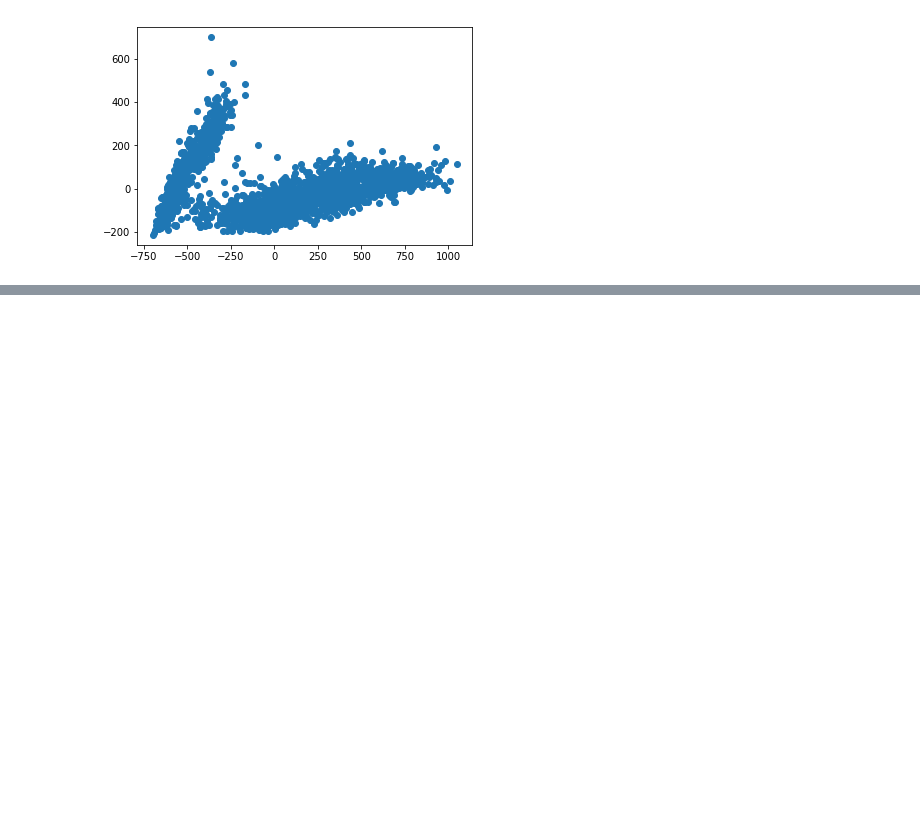
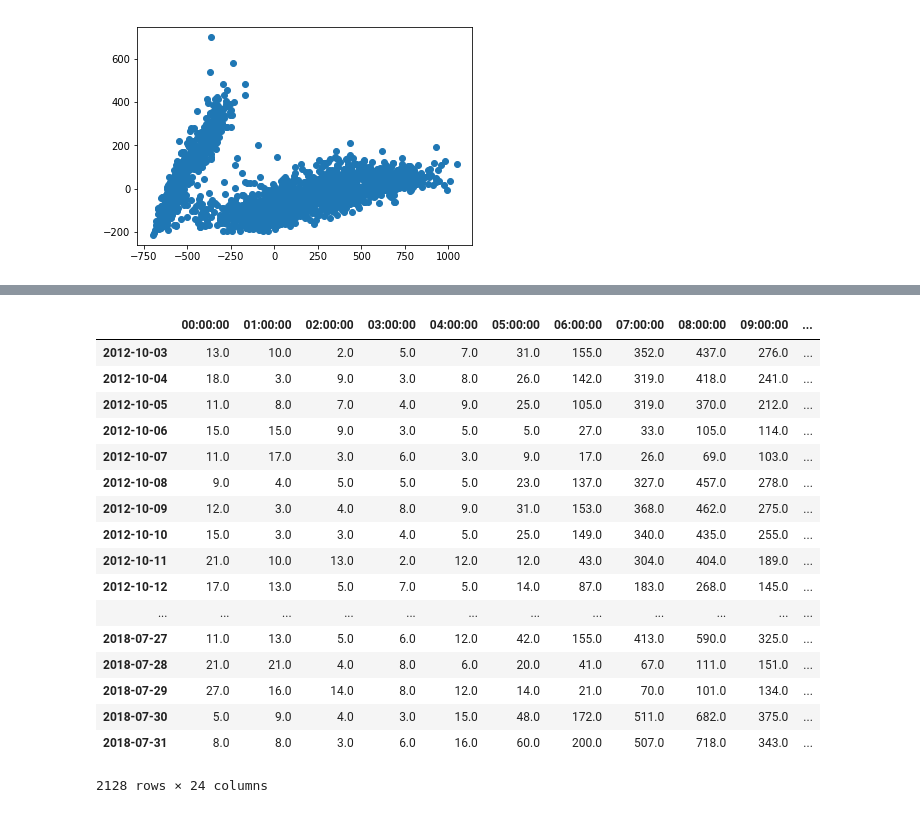
Before and after one commit to rslively/jup-fremont, a Jupyter notebook: Try2.ipynb, the cells around one changed output, grey strips where cells are left out. Saved outputs shown, nothing was run; the diff lists cells and outputs as text; code cells hidden in the pictures; blank space fills up the shorter version.

```diff
--- a/Try2.ipynb
+++ b/Try2.ipynb
@@ -34,0 +45,21 @@ plt.colorbar()
+# %%
+pivoted.T
+# %% [output]
+|  | 00:00:00 | 01:00:00 | 02:00:00 | 03:00:00 | 04:00:00 | 05:00:00 | 06:00:00 | 07:00:00 | 08:00:00 | 09:00:00 | ... |
+| 2012-10-03 | 13.0 | 10.0 | 2.0 | 5.0 | 7.0 | 31.0 | 155.0 | 352.0 | 437.0 | 276.0 | ... |
+| 2012-10-04 | 18.0 | 3.0 | 9.0 | 3.0 | 8.0 | 26.0 | 142.0 | 319.0 | 418.0 | 241.0 | ... |
+| 2012-10-05 | 11.0 | 8.0 | 7.0 | 4.0 | 9.0 | 25.0 | 105.0 | 319.0 | 370.0 | 212.0 | ... |
+| 2012-10-06 | 15.0 | 15.0 | 9.0 | 3.0 | 5.0 | 5.0 | 27.0 | 33.0 | 105.0 | 114.0 | ... |
+| 2012-10-07 | 11.0 | 17.0 | 3.0 | 6.0 | 3.0 | 9.0 | 17.0 | 26.0 | 69.0 | 103.0 | ... |
+| 2012-10-08 | 9.0 | 4.0 | 5.0 | 5.0 | 5.0 | 23.0 | 137.0 | 327.0 | 457.0 | 278.0 | ... |
+| 2012-10-09 | 12.0 | 3.0 | 4.0 | 8.0 | 9.0 | 31.0 | 153.0 | 368.0 | 462.0 | 275.0 | ... |
+| 2012-10-10 | 15.0 | 3.0 | 3.0 | 4.0 | 5.0 | 25.0 | 149.0 | 340.0 | 435.0 | 255.0 | ... |
+| 2012-10-11 | 21.0 | 10.0 | 13.0 | 2.0 | 12.0 | 12.0 | 43.0 | 304.0 | 404.0 | 189.0 | ... |
+| 2012-10-12 | 17.0 | 13.0 | 5.0 | 7.0 | 5.0 | 14.0 | 87.0 | 183.0 | 268.0 | 145.0 | ... |
+| ... | ... | ... | ... | ... | ... | ... | ... | ... | ... | ... | ... |
+| 2018-07-27 | 11.0 | 13.0 | 5.0 | 6.0 | 12.0 | 42.0 | 155.0 | 413.0 | 590.0 | 325.0 | ... |
+| 2018-07-28 | 21.0 | 21.0 | 4.0 | 8.0 | 6.0 | 20.0 | 41.0 | 67.0 | 111.0 | 151.0 | ... |
+| 2018-07-29 | 27.0 | 16.0 | 14.0 | 8.0 | 12.0 | 14.0 | 21.0 | 70.0 | 101.0 | 134.0 | ... |
+| 2018-07-30 | 5.0 | 9.0 | 4.0 | 3.0 | 15.0 | 48.0 | 172.0 | 511.0 | 682.0 | 375.0 | ... |
+| 2018-07-31 | 8.0 | 8.0 | 3.0 | 6.0 | 16.0 | 60.0 | 200.0 | 507.0 | 718.0 | 343.0 | ... |
+2128 rows × 24 columns
```
Also changed, not shown: parts of 4 cells of this notebook.
